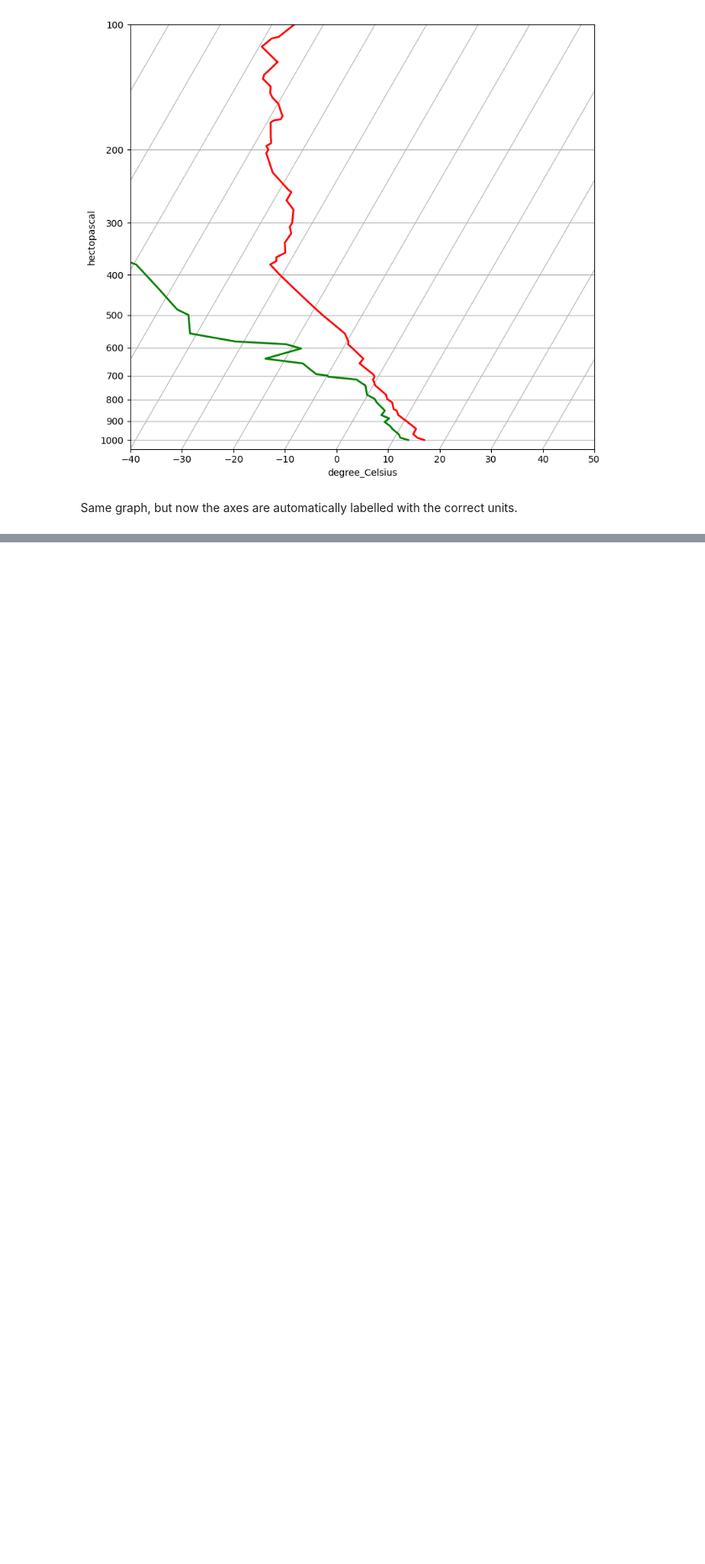
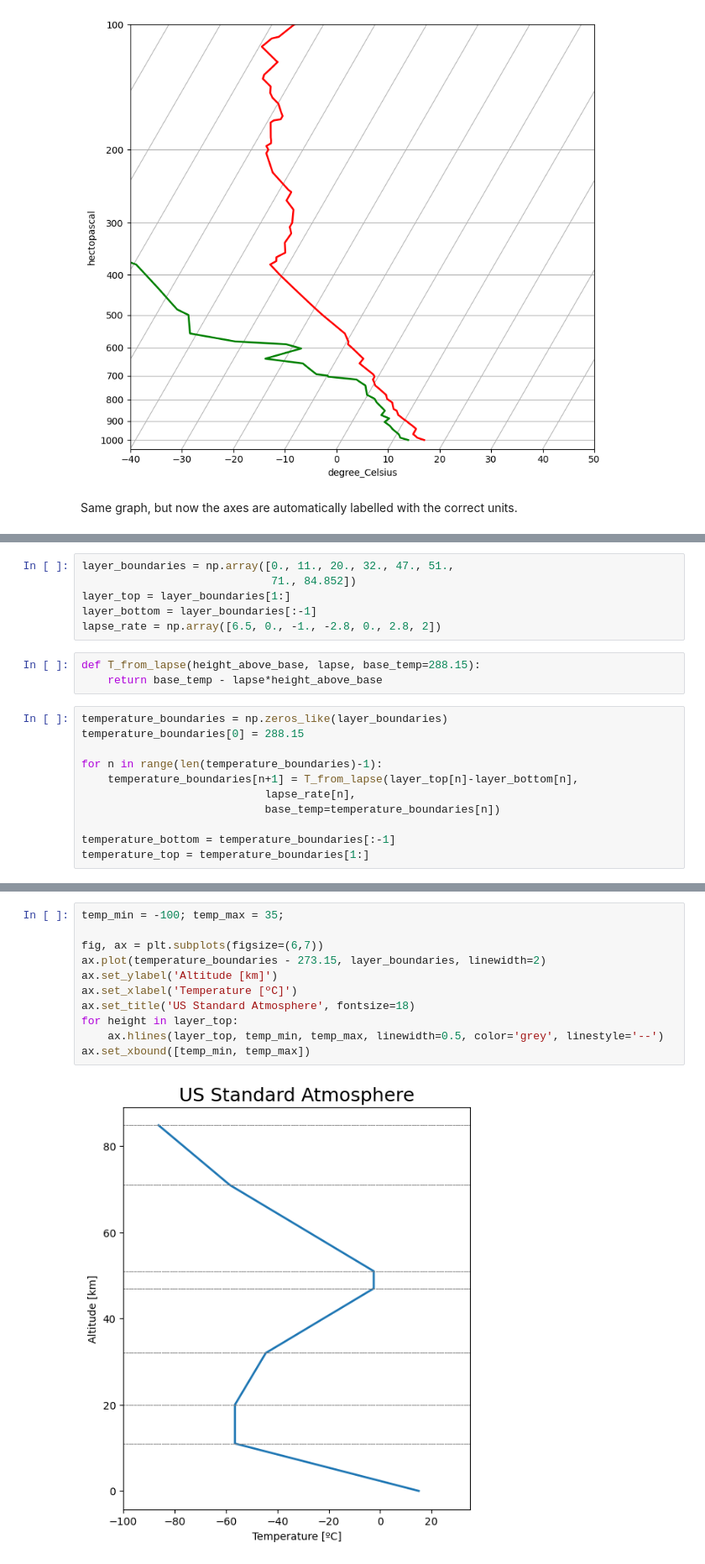
Before and after one commit to brian-rose/atm320-thermodynamics, a Jupyter notebook: notebooks/soundings.ipynb, the cells around one changed output, grey strips where cells are left out. Shown: that part at 84% size. Saved outputs shown, nothing was run; the diff lists cells and outputs as text; blank space fills up the shorter version.

Commit message:
Working on defining standard atmosphere and plotting

```diff
--- a/notebooks/soundings.ipynb
+++ b/notebooks/soundings.ipynb
@@ -80,0 +98,20 @@ Same graph, but now the axes are automatically labelled with the correct units.
+# %%
+layer_boundaries = np.array([0., 11., 20., 32., 47., 51.,
+                             71., 84.852])
+layer_top = layer_boundaries[1:]
+layer_bottom = layer_boundaries[:-1]
+lapse_rate = np.array([6.5, 0., -1., -2.8, 0., 2.8, 2])
+# %%
+def T_from_lapse(height_above_base, lapse, base_temp=288.15):
+    return base_temp - lapse*height_above_base
+# %%
+temperature_boundaries = np.zeros_like(layer_boundaries)
+temperature_boundaries[0] = 288.15
+
+for n in range(len(temperature_boundaries)-1):
+    temperature_boundaries[n+1] = T_from_lapse(layer_top[n]-layer_bottom[n],
+                            lapse_rate[n],
+                            base_temp=temperature_boundaries[n])
+
+temperature_bottom = temperature_boundaries[:-1]
+temperature_top = temperature_boundaries[1:]
@@ -80,0 +134,13 @@ Same graph, but now the axes are automatically labelled with the correct units.
+# %%
+temp_min = -100; temp_max = 35;
+
+fig, ax = plt.subplots(figsize=(6,7))
+ax.plot(temperature_boundaries - 273.15, layer_boundaries, linewidth=2)
+ax.set_ylabel('Altitude [km]')
+ax.set_xlabel('Temperature [ºC]')
+ax.set_title('US Standard Atmosphere', fontsize=18)
+for height in layer_top:
+    ax.hlines(layer_top, temp_min, temp_max, linewidth=0.5, color='grey', linestyle='--')
+ax.set_xbound([temp_min, temp_max])
+# %% [output]
+[figure, added]
```
Also changed, not shown: parts of 4 cells of this notebook.
